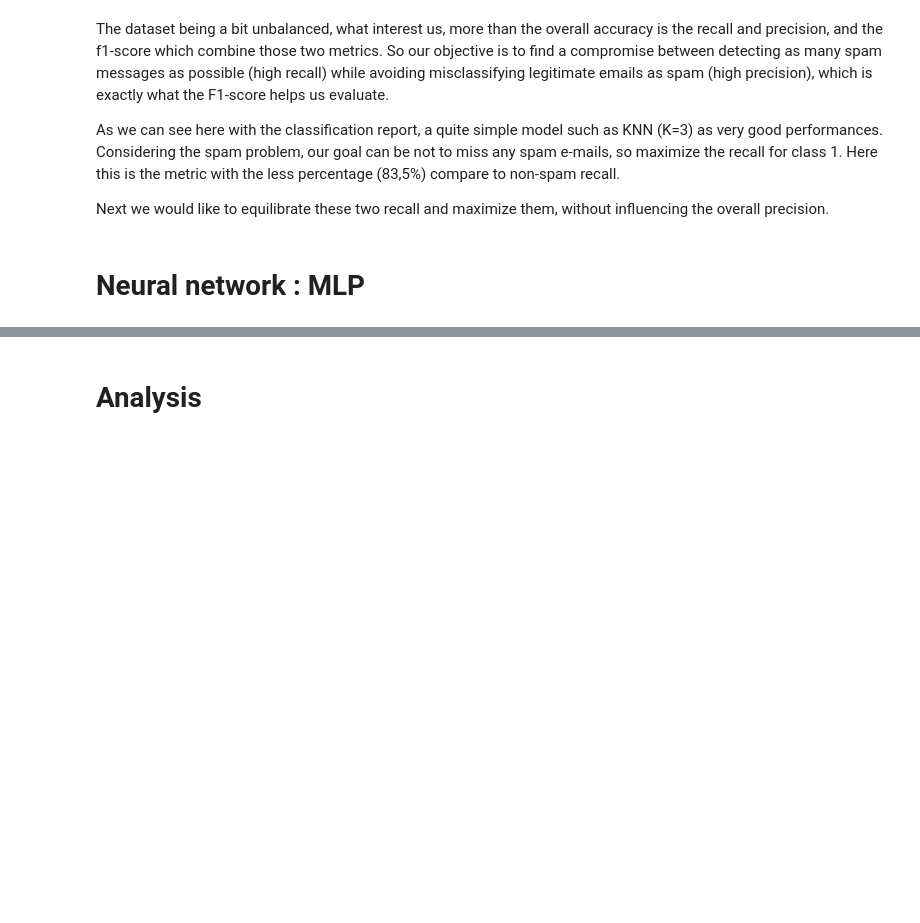
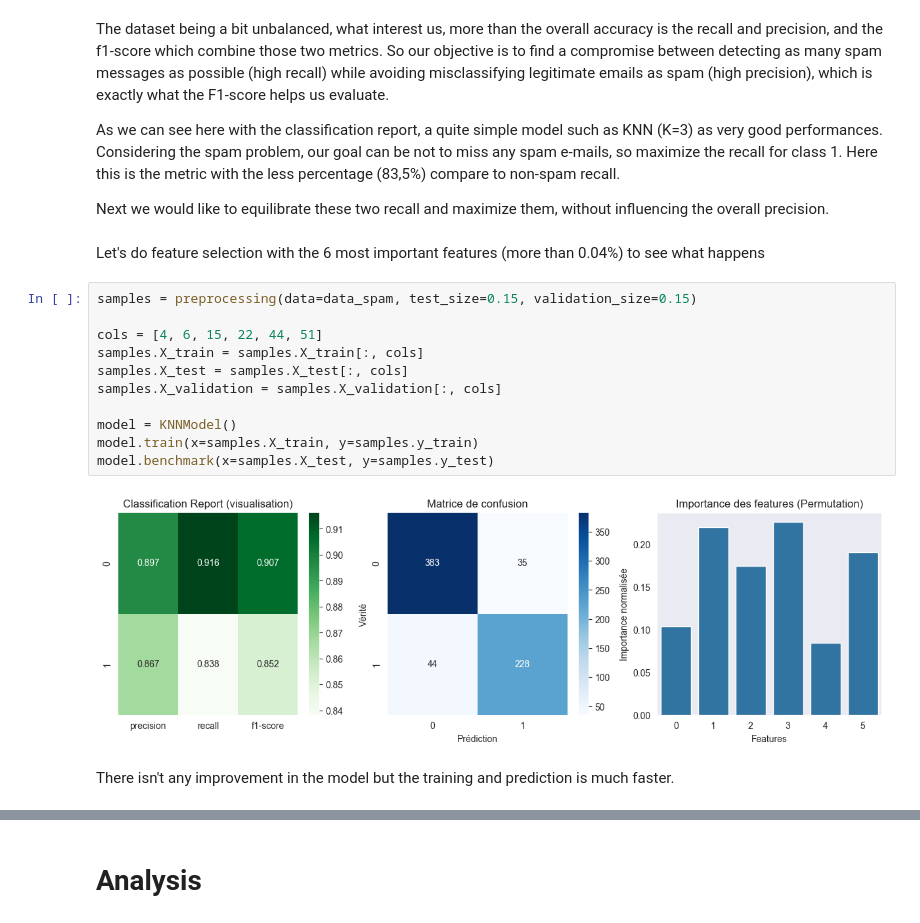
Before and after one commit to RemiBBX/ml-diabetes-spam-prediction, a Jupyter notebook: SPAM_Visualization.ipynb, the cells around one changed output, grey strips where cells are left out. Drawn from its saved outputs; the diff is of its cells as text; blank space fills up the shorter version.

```diff
--- a/SPAM_Visualization.ipynb
+++ b/SPAM_Visualization.ipynb
@@ -136,8 +132,23 @@ The dataset being a bit unbalanced, what interest us, more than the overall accu
 As we can see here with the classification report, a quite simple model such as KNN (K=3) as very good performances. Considering the spam problem, our goal can be not to miss any spam e-mails, so maximize the recall for class 1. Here this is the metric with the less percentage (83,5%) compare to non-spam recall.
 
 Next we would like to equilibrate these two recall and maximize them, without influencing the overall precision.
-# %% [markdown]
-# Neural network : MLP
+# %% [markdown]
+Let's do feature selection with the 6 most important features (more than 0.04%) to see what happens
+# %%
+samples = preprocessing(data=data_spam, test_size=0.15, validation_size=0.15)
+
+cols = [4, 6, 15, 22, 44, 51]
+samples.X_train = samples.X_train[:, cols]
+samples.X_test = samples.X_test[:, cols]
+samples.X_validation = samples.X_validation[:, cols]
+
+model = KNNModel()
+model.train(x=samples.X_train, y=samples.y_train)
+model.benchmark(x=samples.X_test, y=samples.y_test)
+# %% [output]
+[figure, added]
+# %% [markdown]
+There isn't any improvement in the model but the training and prediction is much faster.
 # %%
 from src.nn_interface import MLPModel
 
```
Also changed, not shown: parts of 11 cells of this notebook, 2 other files.
